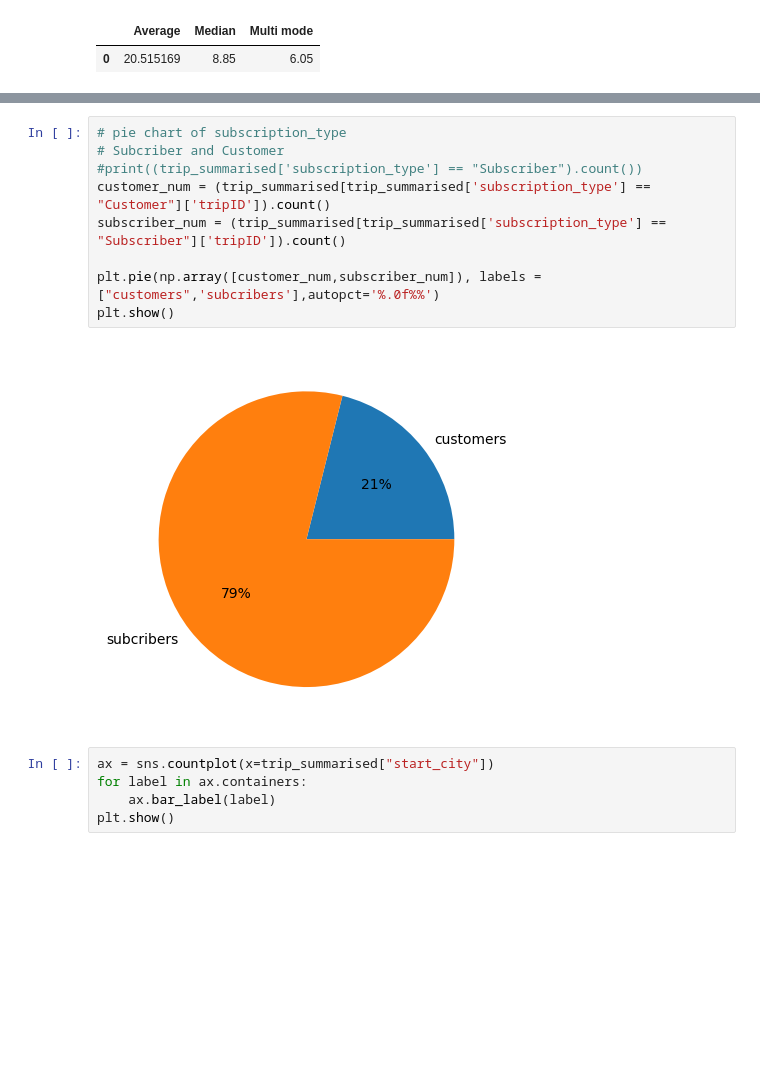
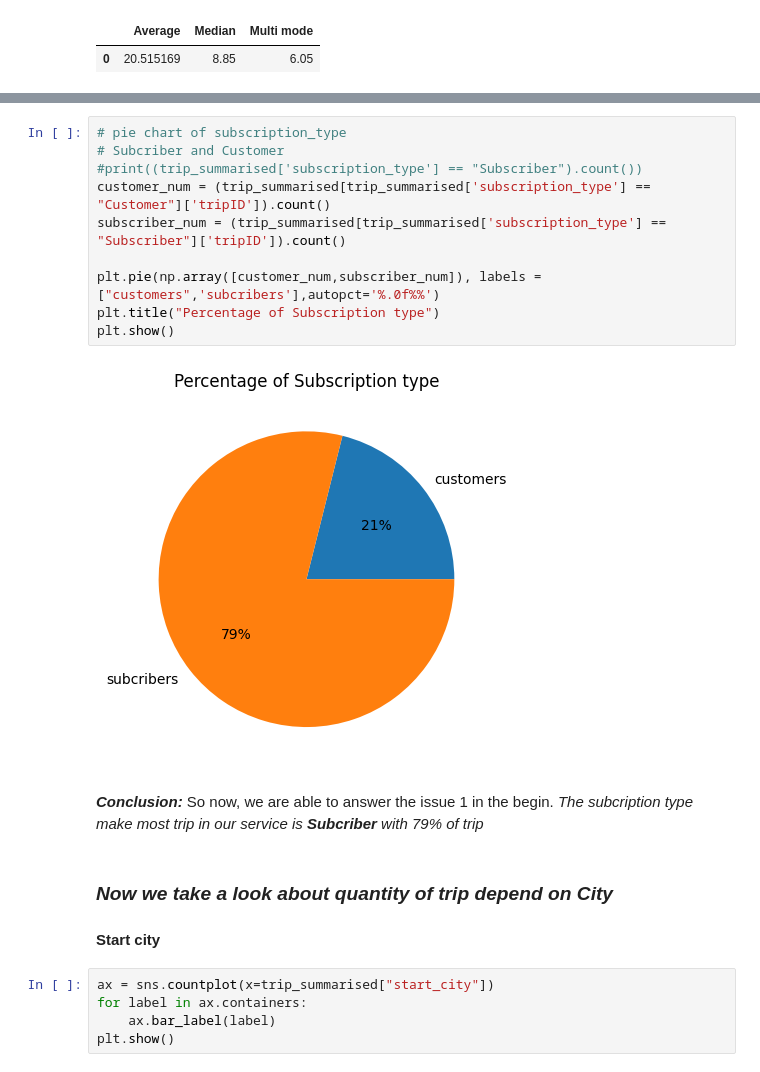
Before and after one commit to qungtai/Data_Analyst_Portfolio, a Jupyter notebook: BayAreaBikeSharing/bay_area_bike_share.ipynb, the cells around one changed output, grey strips where cells are left out. Cells and saved outputs as stored; diff of their text form; blank space fills up the shorter version.

```diff
--- a/BayAreaBikeSharing/bay_area_bike_share.ipynb
+++ b/BayAreaBikeSharing/bay_area_bike_share.ipynb
@@ -221,14 +273,22 @@ duration_statistics
 # %%
 # pie chart of subscription_type
 # Subcriber and Customer
 #print((trip_summarised['subscription_type'] == "Subscriber").count())
 customer_num = (trip_summarised[trip_summarised['subscription_type'] == "Customer"]['tripID']).count()
 subscriber_num = (trip_summarised[trip_summarised['subscription_type'] == "Subscriber"]['tripID']).count()
 
 plt.pie(np.array([customer_num,subscriber_num]), labels = ["customers",'subcribers'],autopct='%.0f%%')
+plt.title("Percentage of Subscription type")
 plt.show()
 # %% [output]
-[figure, old version]
+[figure, new version]
+# %% [markdown]
+***Conclusion:***
+So now, we are able to answer the issue 1 in the begin.
+*The subcription type make most trip in our service is **Subcriber** with 79% of trip*
+# %% [markdown]
+### ***Now we take a look about quantity of trip depend on City***
+#### Start city
 # %%
 ax = sns.countplot(x=trip_summarised["start_city"])
 for label in ax.containers:
```
Also changed, not shown: parts of 21 cells of this notebook.
